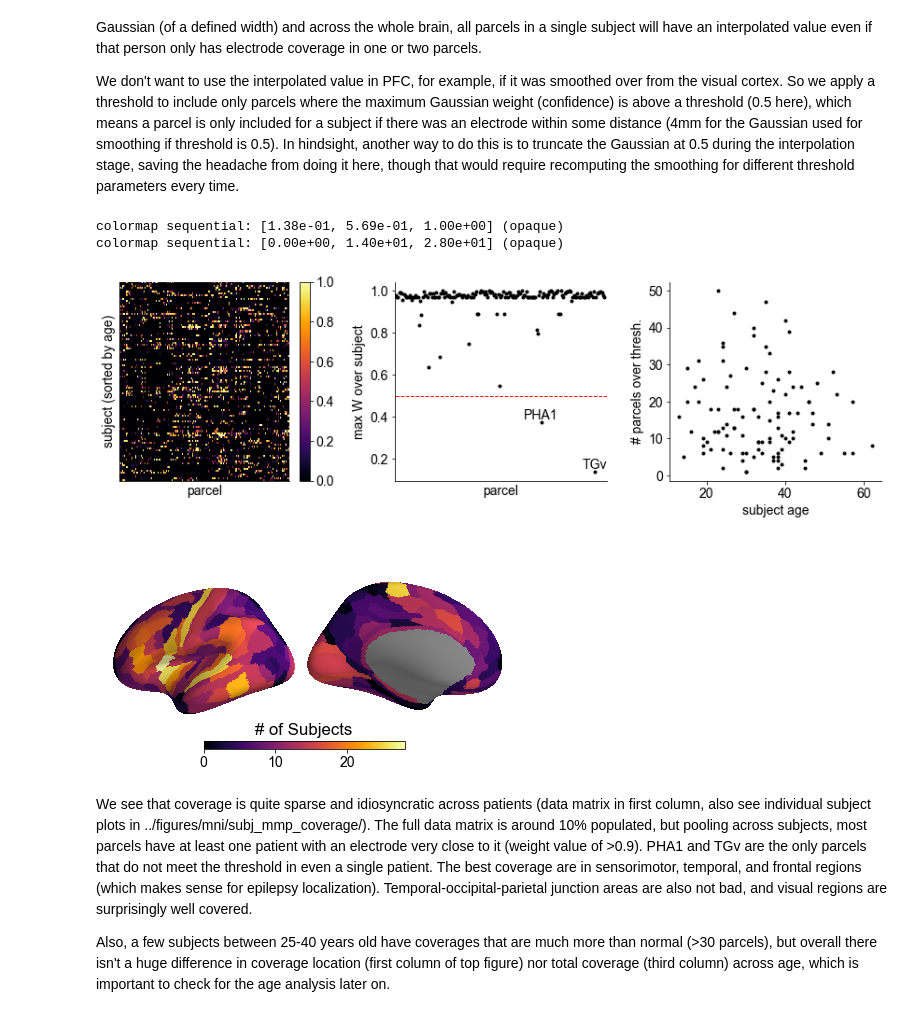
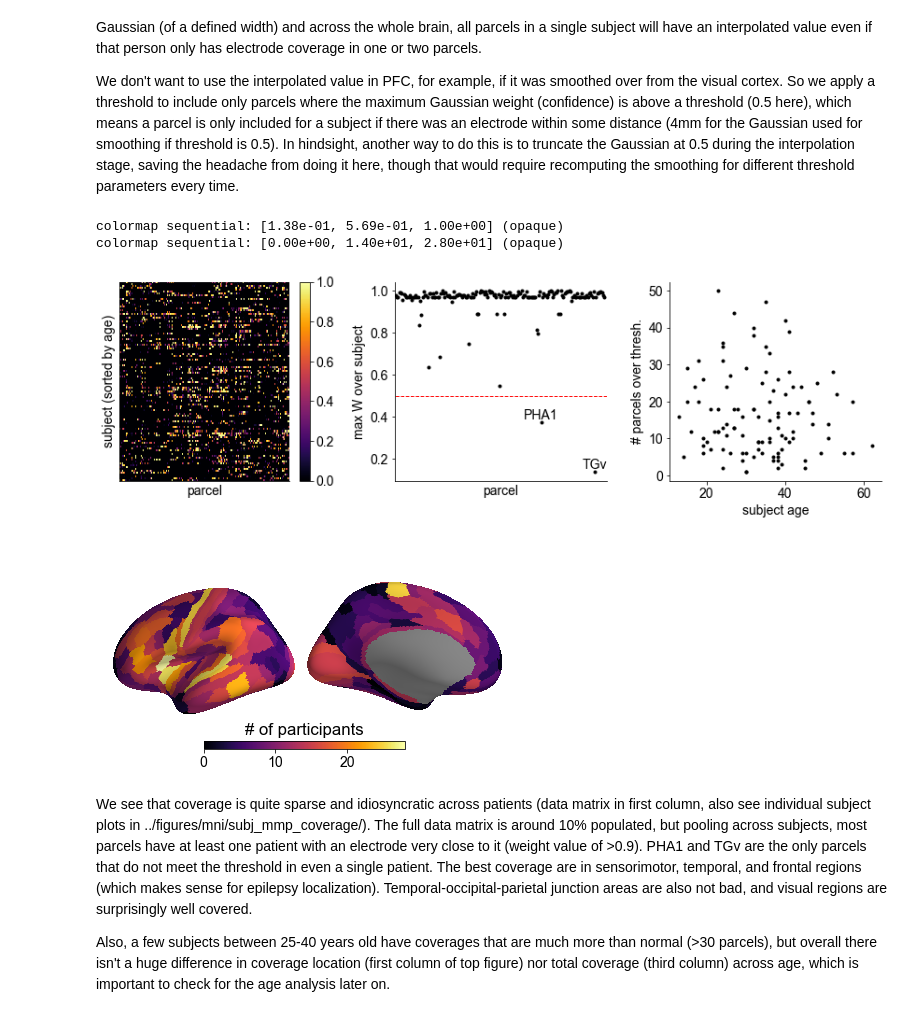
Before and after one commit to rdgao/field-echos, a Jupyter notebook: notebooks/3_viz_human_structural.ipynb, the cells around one changed output. Cells and saved outputs as stored; diff of their text form; code cells hidden in the pictures.

```diff
--- a/notebooks/3_viz_human_structural.ipynb
+++ b/notebooks/3_viz_human_structural.ipynb
@@ -182,35 +186,35 @@ plt.xticks([]);plt.yticks([]); plt.colorbar()
 
 # global maximum weight at each parcel, pooled over subjects
 plt.subplot(1,3,2)
 region_wmax = np.max(df_W_max.values,axis=0)
 plt.plot(region_wmax, 'k.')
 plt.plot(plt.xlim(),[w_thres, w_thres], 'r--', lw=1)
 plt.xlim([-1,len(region_wmax)+1])
 plt.xlabel('parcel');plt.ylabel('max W over subject')
 plt.xticks([]); despine()
 under_w_thresh = np.where(region_wmax<w_thres)[0]
 for w in under_w_thresh:
     plt.text(w, region_wmax[w], df_W_max.columns[w], verticalalignment='bottom', horizontalalignment='center')
 
 
 # of confident parcels per subject, sorted by age
 plt.subplot(1,3,3)
 plt.plot(df_patient['age'], df_patient['coverage'],'.k')
 plt.xlabel('subject age');plt.ylabel('# parcels over thresh.')
 despine()
 
 plt.tight_layout()
 if save_plot: plt.savefig(fig_path%'mmp_coverage_all')
 
 # number of patients that had coverage at each parcel
 parcel_cvg = (df_W_max>=w_thres).sum(axis=0)
 plt.figure(figsize=(6,6))
-echo_utils.plot_MMP(parcel_cvg, save_file=fig_path%'mmp_coverage_subjs', bp=0, title='# of Subjects');
+echo_utils.plot_MMP(parcel_cvg, save_file=fig_path%'mmp_coverage_subjs', bp=0, title='# of participants');
 # %% [output]
 colormap sequential: [1.38e-01, 5.69e-01, 1.00e+00] (opaque)
 colormap sequential: [0.00e+00, 1.40e+01, 2.80e+01] (opaque)
 [figure]
-[figure, old version]
+[figure, new version]
 # %% [markdown]
 We see that coverage is quite sparse and idiosyncratic across patients (data matrix in first column, also see individual subject plots in ../figures/mni/subj_mmp_coverage/). The full data matrix is around 10% populated, but pooling across subjects, most parcels have at least one patient with an electrode very close to it (weight value of >0.9). PHA1 and TGv are the only parcels that do not meet the threshold in even a single patient. The best coverage are in sensorimotor, temporal, and frontal regions (which makes sense for epilepsy localization). Temporal-occipital-parietal junction areas are also not bad, and visual regions are surprisingly well covered.
 
```
Also changed, not shown: parts of 11 cells of this notebook, 35 other files.
